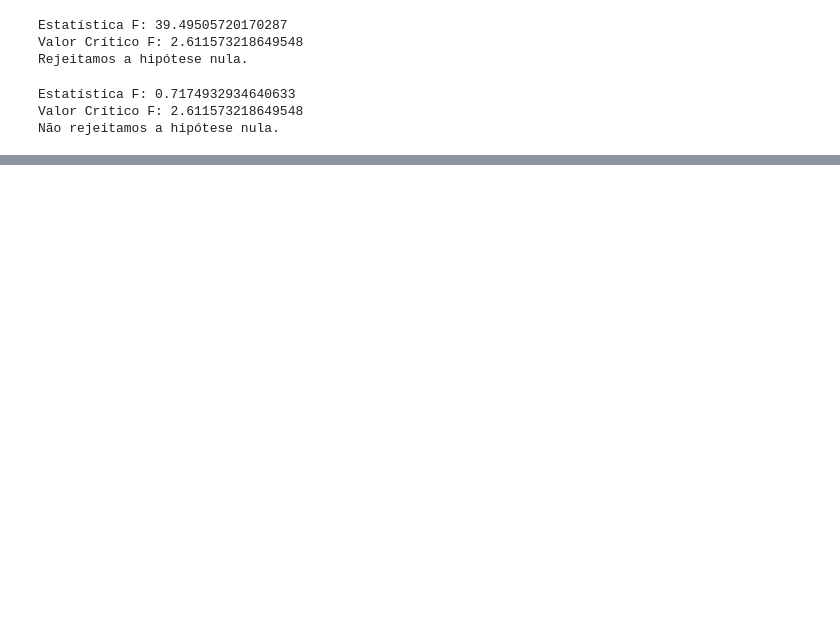
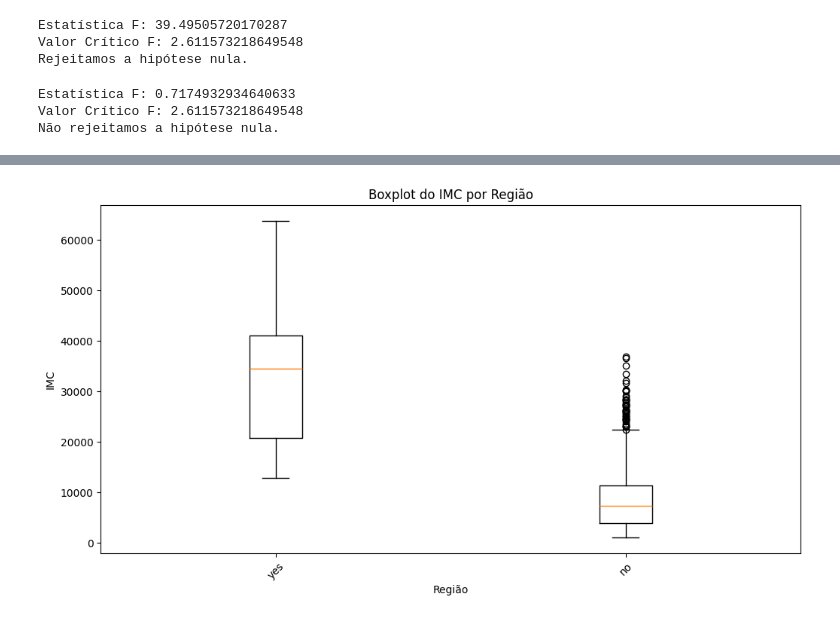
Before and after one commit to gabrieldadcarvalho/neural_network, a Jupyter notebook: projeto/01.ipynb, the cells around one changed output, grey strips where cells are left out. Saved outputs shown, nothing was run; the diff lists cells and outputs as text; code cells hidden in the pictures; blank space fills up the shorter version.

```diff
--- a/projeto/01.ipynb
+++ b/projeto/01.ipynb
@@ -566,0 +646,11 @@ X_train, X_test, y_train, y_test = train_test_split(X_t, y, test_size=0.2, rando
+# %%
+plt.figure(figsize=(12, 6))
+plt.boxplot([y[X['smoke'] == region]for region in X['smoke'].unique()],
+            labels=X['smoke'].unique())
+plt.xlabel('Região')
+plt.ylabel('IMC')
+plt.title('Boxplot do IMC por Região')
+plt.xticks(rotation=45)
+plt.show()
+# %% [output]
+[figure, added]
```
Also changed, not shown: parts of 18 cells of this notebook.
